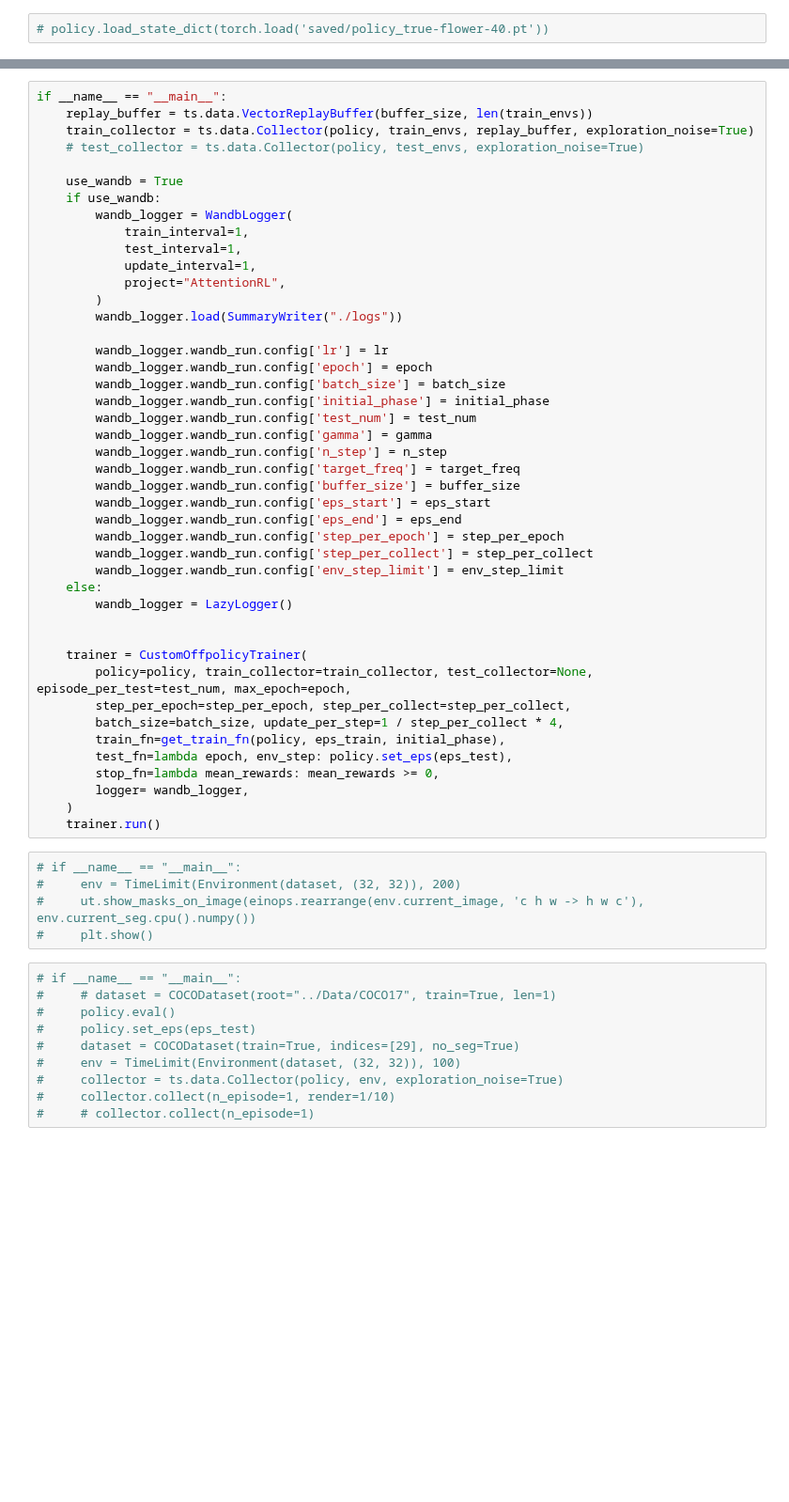
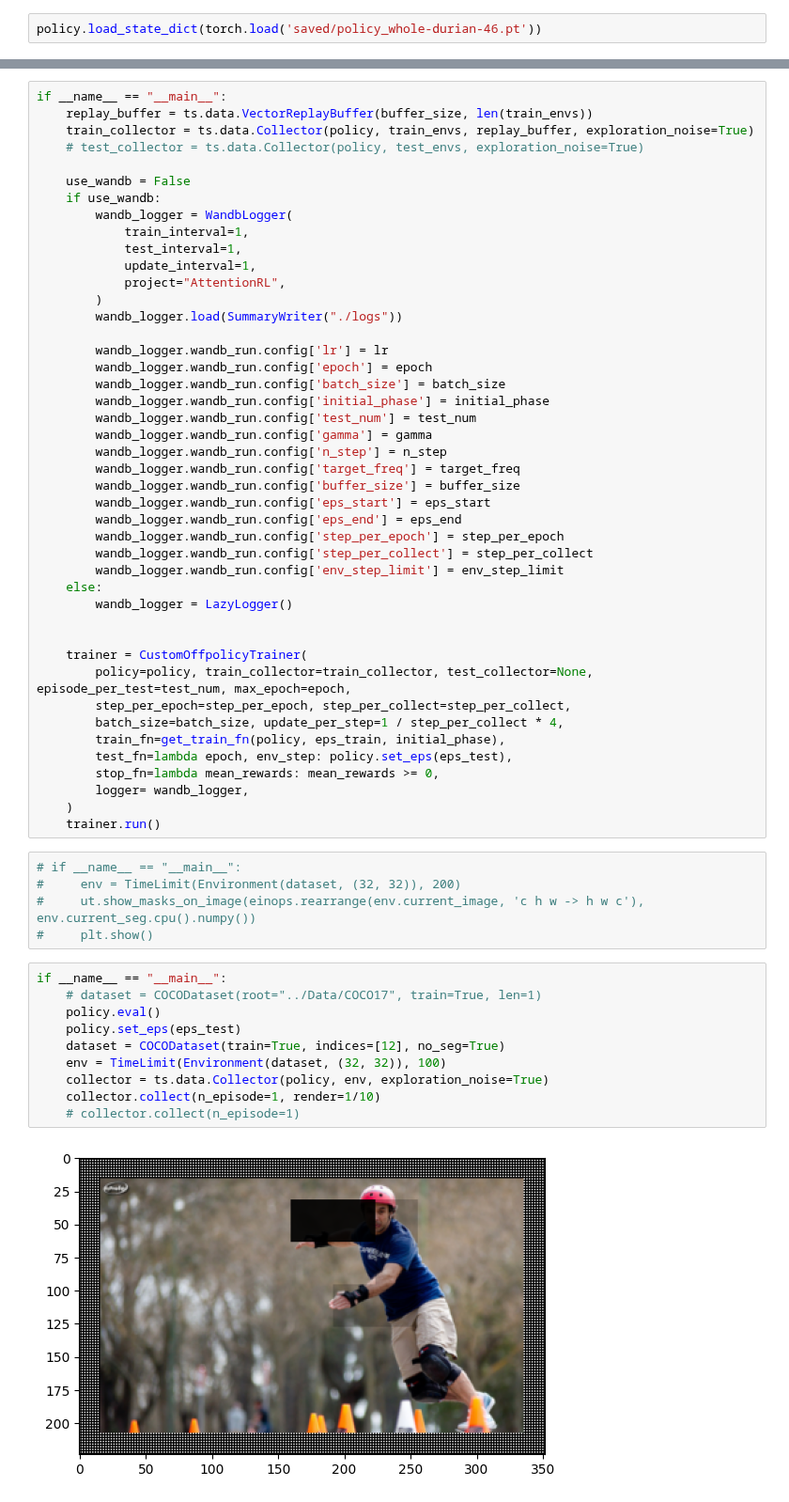
Before and after one commit to moeiniamir/AttentionRL, a Jupyter notebook: v2/agent1.ipynb, the cells around one changed output, grey strips where cells are left out. Shown at 94% size. Drawn from its saved outputs; the diff is of its cells as text; blank space fills up the shorter version.

```diff
--- a/v2/agent1.ipynb
+++ b/v2/agent1.ipynb
@@ -438,2 +99,2 @@ if __name__ == "__main__":
 # %%
-# policy.load_state_dict(torch.load('saved/policy_true-flower-40.pt'))
+policy.load_state_dict(torch.load('saved/policy_whole-durian-46.pt'))
@@ -443,7 +106,7 @@ if __name__ == "__main__":
     train_collector = ts.data.Collector(policy, train_envs, replay_buffer, exploration_noise=True)
     # test_collector = ts.data.Collector(policy, test_envs, exploration_noise=True)
 
-    use_wandb = True
+    use_wandb = False
     if use_wandb:
         wandb_logger = WandbLogger(
             train_interval=1,
@@ -487,12 +150,14 @@ if __name__ == "__main__":
 #     ut.show_masks_on_image(einops.rearrange(env.current_image, 'c h w -> h w c'), env.current_seg.cpu().numpy())
 #     plt.show()
 # %%
-# if __name__ == "__main__":
-#     # dataset = COCODataset(root="../Data/COCO17", train=True, len=1)
-#     policy.eval()
-#     policy.set_eps(eps_test)
-#     dataset = COCODataset(train=True, indices=[29], no_seg=True)
-#     env = TimeLimit(Environment(dataset, (32, 32)), 100)
-#     collector = ts.data.Collector(policy, env, exploration_noise=True)
-#     collector.collect(n_episode=1, render=1/10)
-#     # collector.collect(n_episode=1)
+if __name__ == "__main__":
+    # dataset = COCODataset(root="../Data/COCO17", train=True, len=1)
+    policy.eval()
+    policy.set_eps(eps_test)
+    dataset = COCODataset(train=True, indices=[12], no_seg=True)
+    env = TimeLimit(Environment(dataset, (32, 32)), 100)
+    collector = ts.data.Collector(policy, env, exploration_noise=True)
+    collector.collect(n_episode=1, render=1/10)
+    # collector.collect(n_episode=1)
+# %% [output]
+[figure, added]
```
Also changed, not shown: parts of 12 cells of this notebook, 7 other files.
